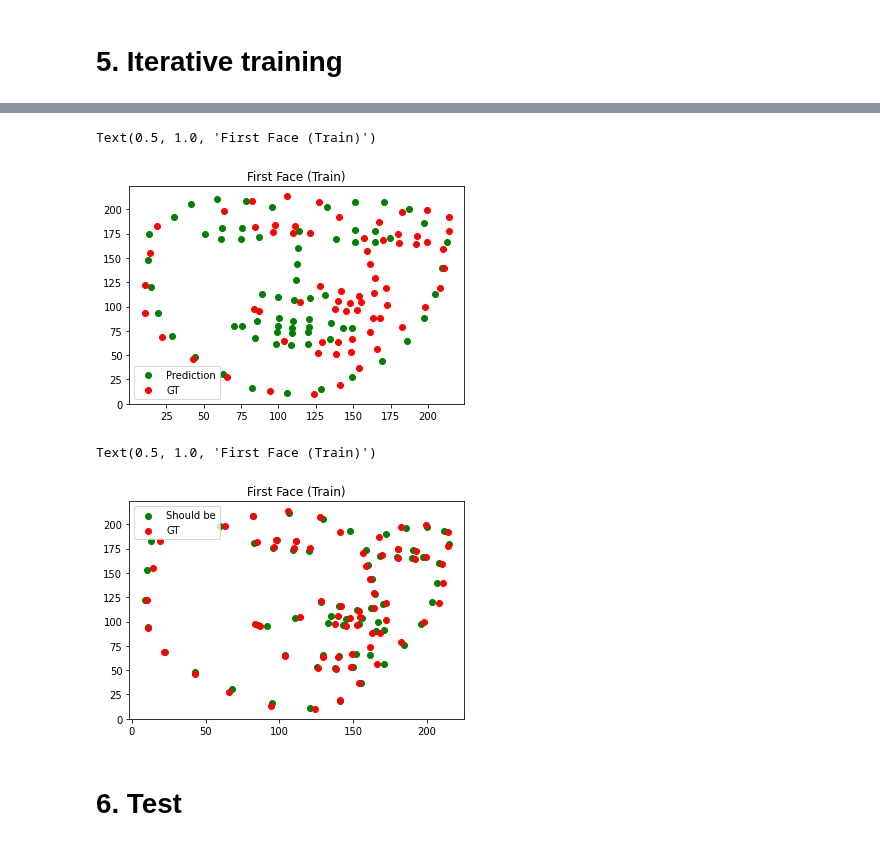
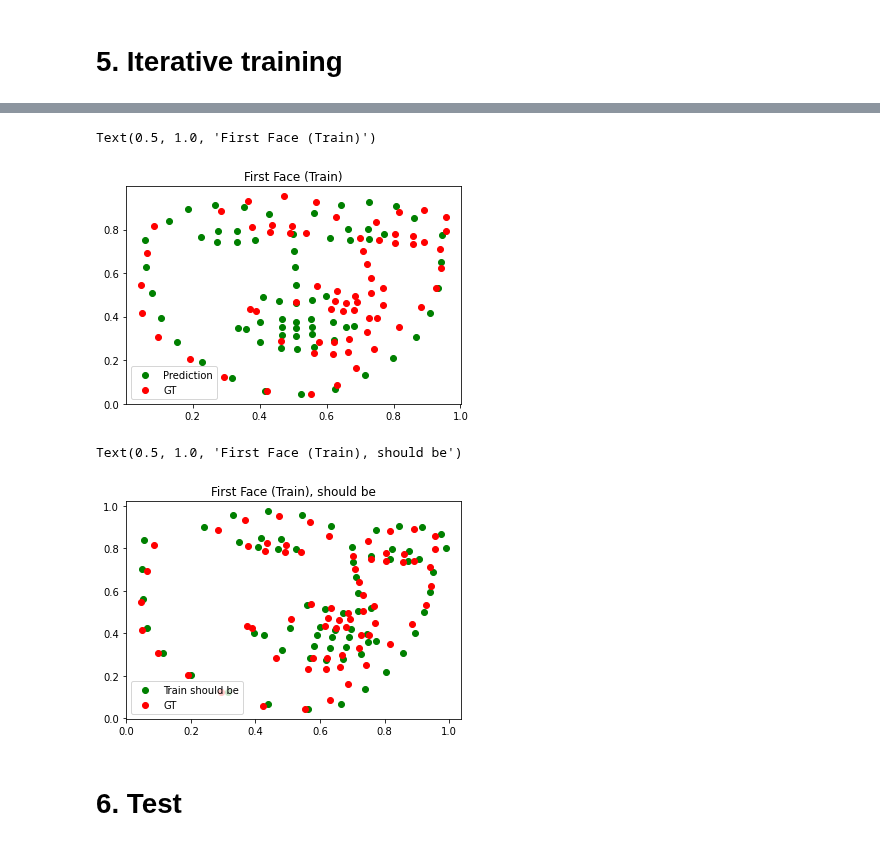
Before and after one commit to Pengchengzhi/Face-Alignment-DRF, a Jupyter notebook: main.ipynb, the cells around one changed output, grey strips where cells are left out. Drawn from its saved outputs; the diff is of its cells as text; code cells hidden in the pictures.

```diff
--- a/main.ipynb
+++ b/main.ipynb
@@ -48,5 +54,7 @@ warnings.filterwarnings('ignore')
 # %%
 from utils.network import *
+# %%
+device = 'cuda' if torch.cuda.is_available() else 'cpu'
 # %% [markdown]
 Dataset: 300W https://ibug.doc.ic.ac.uk/resources/300-W/
 # %% [markdown]
@@ -257,29 +304,30 @@ if torch.cuda.is_available():
 # %%
 for round in range(Total_train):
-  print("####################################################")
-  print("Round ", round+1)
+  print("###########################################################")
+  if torch.cuda.is_available():
+    print("Round %d, Using GPU" %(round+1))
+  else:
+    print("Round ", round+1)
 
-  if torch.cuda.is_available():
-    states['pi'] = pi.cuda()
-    states['mu'] = init_mu.cuda()
-    train_label_rf = train_label_rf.cuda()
+  #print('Before CNN, PI:',states['pi'])
 
   # Train CNN
   for epoch in range(num_epochs):
     optimizer.zero_grad()
     outputs = layer1_cnn(train_tensor) #(200,8)
-    pred_value = torch.matmul(outputs, (states['pi'].reshape(-1,1))*states['mu']) #(200,20)
-    points = (torch.matmul(pred_value*1e3, eig_vecs)+mean_shape) #(200,136)
+    #pred_value = torch.matmul(outputs, (states['pi'].reshape(-1,1))*states['mu']) #(200,5)
+    pred_value = torch.matmul(outputs, states['mu'])
+    points = (torch.matmul(pred_value, eig_vecs[:rf_dim,:])+mean_shape) #(200,136)
     loss = criterion(points, train_label)
     #loss = criterion(pred_value, train_label_rf)
     loss.backward()
     optimizer.step()
-    if (epoch+1) % 40 == 0 or epoch == 0:
-      print ('    CNN: Epoch [%d/%d], Loss: %.4f' %(epoch+1, num_epochs, loss.item()*1e3))
+    if (epoch+1) % 100 == 0 or epoch == 0:
+      print('    CNN: Epoch [%d/%d], Loss: %.4f' %(epoch+1, num_epochs, loss.item()))
+
 
   # Train Regression Trees
-  train_label_rf = train_label_rf.cpu()
-  states = train_rf(train_label_rf, states)
+  states = train_rf(train_label_rf, states, device=device)
 
-  print("\n NME(Ocular): %.4f \n" %nme_ocular(points,train_label))
+  print("NME(Ocular):", nme_ocular(points,train_label)*224)
 # %% [output]
@@ -303,33 +380,36 @@ Round  1
 # %%
-x1 = points[0][::2].cpu().detach().numpy()#*1e3
-y1 = points[0][1::2].cpu().detach().numpy()#*1e3
+ith = 0
+
+x1 = points[ith][::2].cpu().detach().numpy()
+y1 = points[ith][1::2].cpu().detach().numpy()
 plt.scatter(x1,y1,c='g',label='Prediction')
 
-x2 = train_label[0][::2].cpu().detach().numpy()
-y2 = train_label[0][1::2].cpu().detach().numpy()
+x2 = train_label[ith][::2].cpu().detach().numpy()
+y2 = train_label[ith][1::2].cpu().detach().numpy()
 plt.scatter(x2,y2,c='r',label='GT')
 
 plt.legend()
 plt.title("First Face (Train)")
 # %% [output]
 Text(0.5, 1.0, 'First Face (Train)')
-[figure, old version]
+[figure, new version]
 # %%
-points2 = (torch.matmul(train_label_rf*1e3, eig_vecs.cpu())+mean_shape.cpu())
+points2 = torch.matmul(train_label_rf[:,0:rf_dim].cpu(), eig_vecs[0:rf_dim,:].cpu())+mean_shape.cpu()
+jth = 0
 
-x1 = points2[0][::2].cpu().detach().numpy()
-y1 = points2[0][1::2].cpu().detach().numpy()
-plt.scatter(x1,y1,c='g',label='Should be')
+x1 = points2[jth][::2].cpu().detach().numpy()
+y1 = points2[jth][1::2].cpu().detach().numpy()
+plt.scatter(x1,y1,c='g',label='Train should be')
 
-x2 = train_label[0][::2].cpu().detach().numpy()
-y2 = train_label[0][1::2].cpu().detach().numpy()
+x2 = train_label[jth][::2].cpu().detach().numpy()
+y2 = train_label[jth][1::2].cpu().detach().numpy()
 plt.scatter(x2,y2,c='r',label='GT')
 
 plt.legend()
 plt.title("First Face (Train), should be")
 # %% [output]
-Text(0.5, 1.0, 'First Face (Train)')
+Text(0.5, 1.0, 'First Face (Train), should be')
-[figure, old version]
+[figure, new version]
 # %% [markdown]
 # 6. Test
 # %%
```
Also changed, not shown: parts of 16 cells of this notebook.
